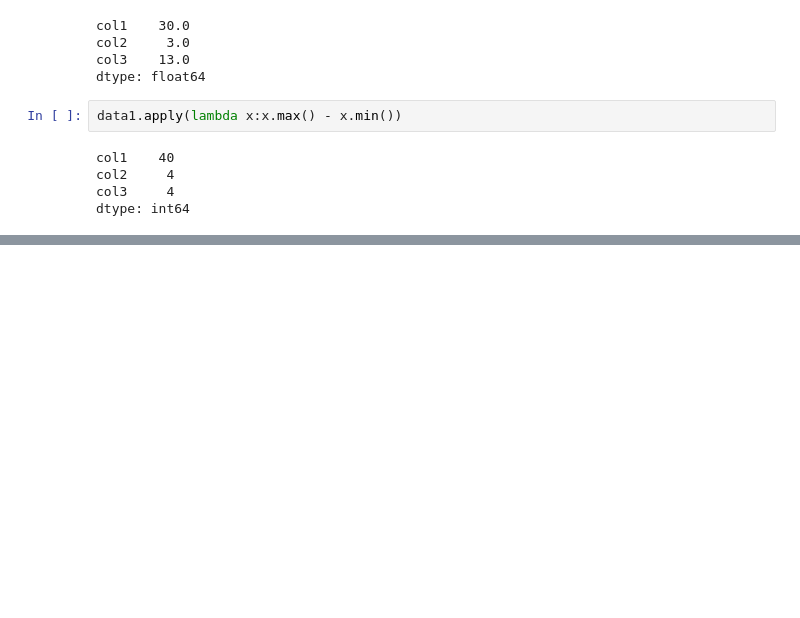
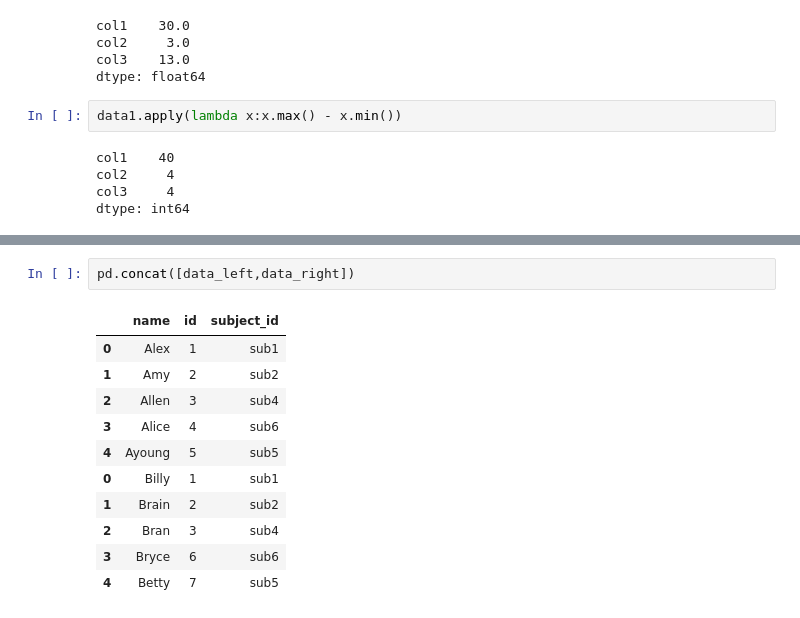
Before and after one commit to venkatesh-manikumar/Python_learnings, a Jupyter notebook: Pandas_learnings_day_1.ipynb, the cells around one changed output, grey strips where cells are left out. Drawn from its saved outputs; the diff is of its cells as text; blank space fills up the shorter version.

```diff
--- a/Pandas_learnings_day_1.ipynb
+++ b/Pandas_learnings_day_1.ipynb
@@ -382,0 +669,14 @@ dtype: int64
+# %%
+pd.concat([data_left,data_right])
+# %% [output]
+|  | name | id | subject_id |
+| 0 | Alex | 1 | sub1 |
+| 1 | Amy | 2 | sub2 |
+| 2 | Allen | 3 | sub4 |
+| 3 | Alice | 4 | sub6 |
+| 4 | Ayoung | 5 | sub5 |
+| 0 | Billy | 1 | sub1 |
+| 1 | Brain | 2 | sub2 |
+| 2 | Bran | 3 | sub4 |
+| 3 | Bryce | 6 | sub6 |
+| 4 | Betty | 7 | sub5 |
```
Also changed, not shown: parts of 41 cells of this notebook.
